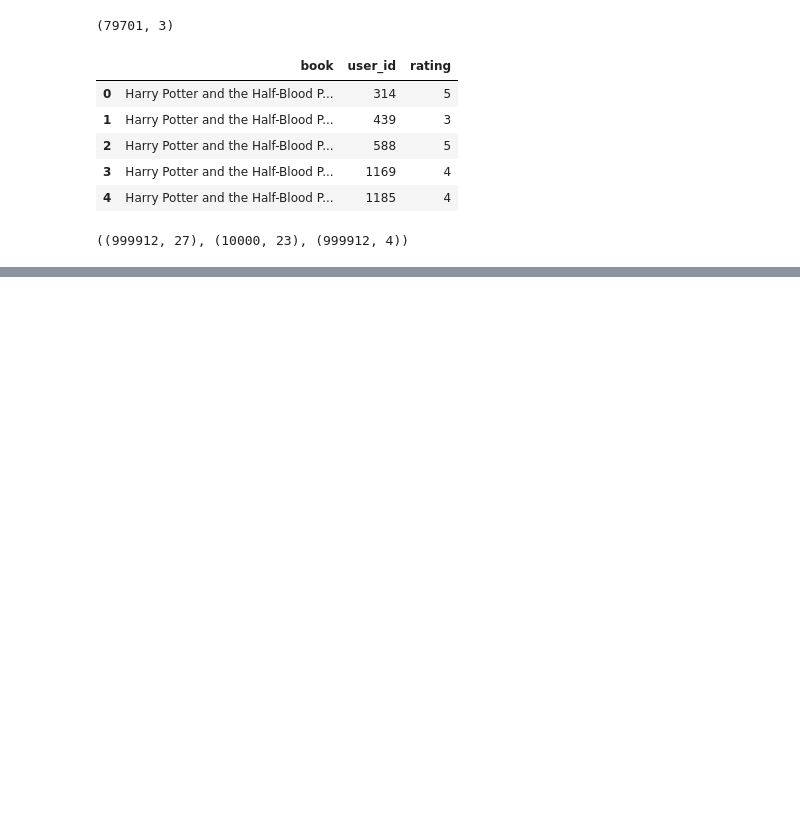
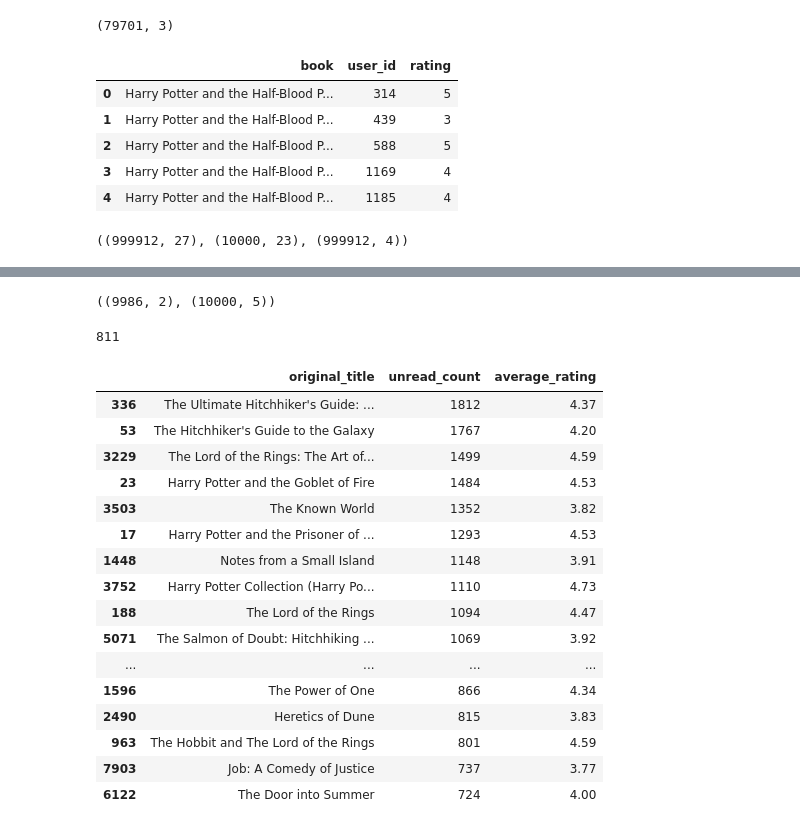
Before and after one commit to morganecf/goodreads-odsc, a Jupyter notebook: explore_goodreads.ipynb, the cells around one changed output, grey strips where cells are left out. Saved outputs shown, nothing was run; the diff lists cells and outputs as text; code cells hidden in the pictures; blank space fills up the shorter version.

```diff
--- a/explore_goodreads.ipynb
+++ b/explore_goodreads.ipynb
@@ -284,0 +327,35 @@ tag_network_data.to_json('tag_network_data.json')
+# %%
+unread_counts.shape, read_books.shape
+# %% [output]
+((9986, 2), (10000, 5))
+# %%
+# to_read and rated book ids only have 811 in common
+unread_book_ids = unread_counts.book_id
+rated_book_ids = read_books.book_id
+len(set(unread_book_ids) & set(rated_book_ids))
+# %% [output]
+811
+# %%
+# What are the most unread books?
+unread_with_title = pd.merge(unread_counts, read_books, right_on='book_id', left_index=True).dropna()
+unread_with_title.shape, unread_counts.shape, read_books.shape
+
+unread_with_title.sort_values(['unread_count'], ascending=False)[['original_title', 'unread_count', 'average_rating']].head(20)
+# %% [output]
+|  | original_title | unread_count | average_rating |
+| 336 | The Ultimate Hitchhiker's Guide: ... | 1812 | 4.37 |
+| 53 | The Hitchhiker's Guide to the Galaxy | 1767 | 4.20 |
+| 3229 | The Lord of the Rings: The Art of... | 1499 | 4.59 |
+| 23 | Harry Potter and the Goblet of Fire | 1484 | 4.53 |
+| 3503 | The Known World | 1352 | 3.82 |
+| 17 | Harry Potter and the Prisoner of ... | 1293 | 4.53 |
+| 1448 | Notes from a Small Island | 1148 | 3.91 |
+| 3752 | Harry Potter Collection (Harry Po... | 1110 | 4.73 |
+| 188 | The Lord of the Rings | 1094 | 4.47 |
+| 5071 | The Salmon of Doubt: Hitchhiking ... | 1069 | 3.92 |
+| ... | ... | ... | ... |
+| 1596 | The Power of One | 866 | 4.34 |
+| 2490 | Heretics of Dune | 815 | 3.83 |
+| 963 | The Hobbit and The Lord of the Rings | 801 | 4.59 |
+| 7903 | Job: A Comedy of Justice | 737 | 3.77 |
+| 6122 | The Door into Summer | 724 | 4.00 |
```
Also changed, not shown: parts of 7 cells of this notebook.
